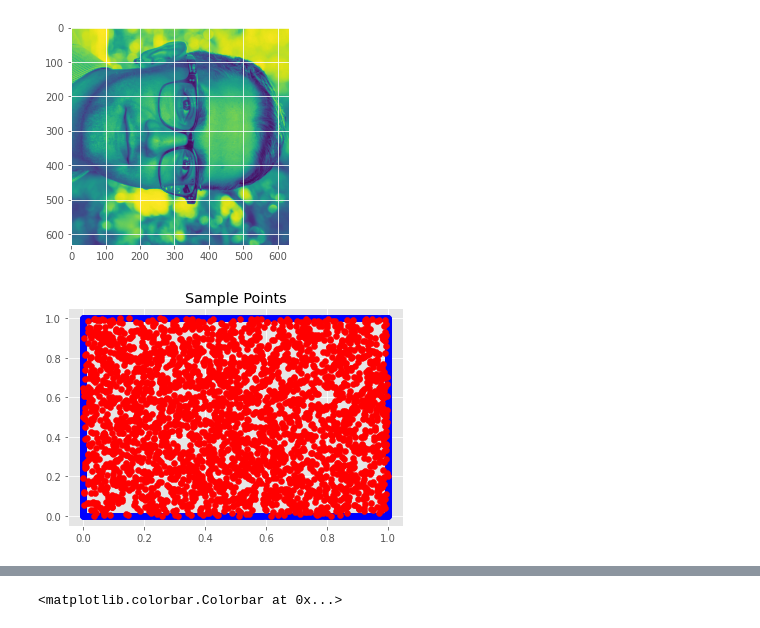
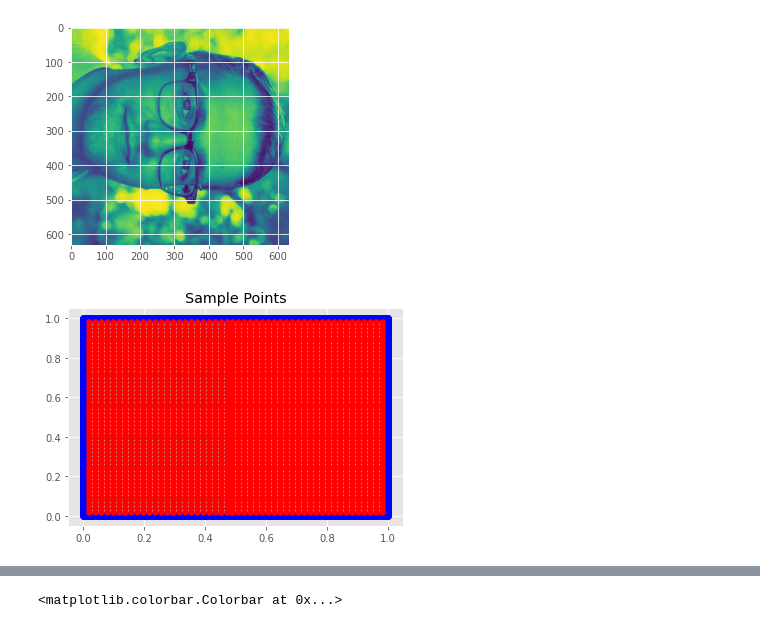
Before and after one commit to cade-b/kernel-pdes, a Jupyter notebook: bamdad_face.ipynb, the cells around one changed output, grey strips where cells are left out. Saved outputs shown, nothing was run; the diff lists cells and outputs as text; code cells hidden in the pictures.

```diff
--- a/bamdad_face.ipynb
+++ b/bamdad_face.ipynb
@@ -67,30 +67,30 @@ vec_k = jax.vmap(jax.vmap(k, in_axes=(None,0)), in_axes=(0,None))
 vec_k_lapx = jax.vmap(jax.vmap(k_lapx, in_axes=(None,0)), in_axes=(0,None))
 vec_k_laplap = jax.vmap(jax.vmap(k_laplap, in_axes=(None,0)), in_axes=(0,None))
 # %%
-num_interior=3000
+num_interior=50*50
 
 num_per_boundary=300
 num_boundary=4*num_per_boundary
 
-
-interior_points = jax.random.uniform(key,shape=(num_interior,2),minval=0,maxval=1)
+XMESH,YMESH=jnp.meshgrid(jnp.linspace(0,1,50+2)[1:-1],jnp.linspace(0,1,50+2)[1:-1])
+interior_points = jnp.vstack([XMESH.flatten(),YMESH.flatten()]).T
 
 boundary_point_samples=np.linspace(0,1,num_per_boundary)
 boundary_points = np.hstack([
     np.vstack((np.zeros(num_per_boundary),boundary_point_samples)),
     np.vstack((np.ones(num_per_boundary),boundary_point_samples)),
     np.vstack((boundary_point_samples,np.ones(num_per_boundary))),
     np.vstack((boundary_point_samples,np.zeros(num_per_boundary)))
 ]).T
 
 all_points = jnp.vstack([interior_points,boundary_points])
 
 plt.title("Sample Points")
 plt.scatter(boundary_points[:,0],boundary_points[:,1],c='blue')
 plt.scatter(interior_points[:,0],interior_points[:,1],c='red')
 plt.show()
 # %% [output]
-[figure, old version]
+[figure, new version]
 # %%
 K_bamdad=vec_k(all_points,all_points)
 y_bamdad=bdSpline(all_points[:,0],all_points[:,1],grid=False)
```
Also changed, not shown: parts of 5 cells of this notebook, 3 other files.
